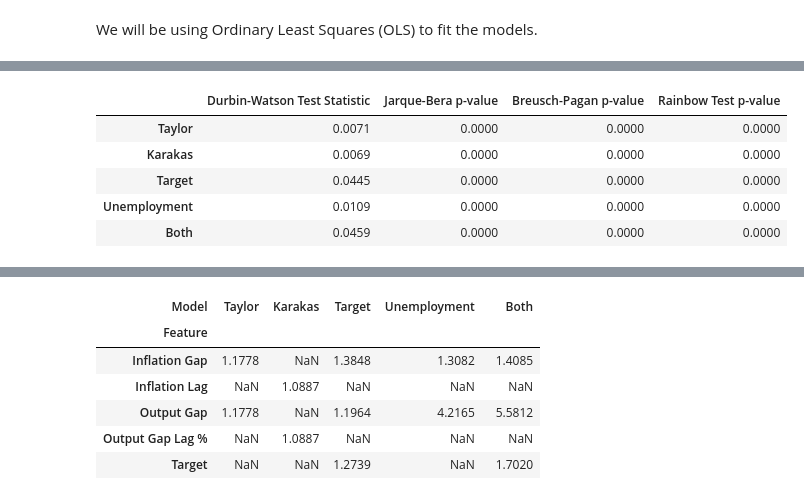
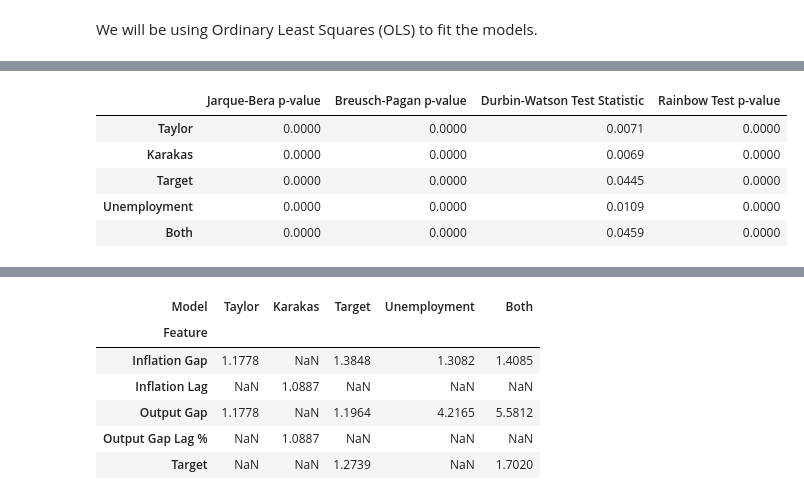
Before and after one commit to nvpham12/Capstone-Project, a Jupyter notebook: capstone_project_notebook_report.ipynb, the cells around one changed output, grey strips where cells are left out. Drawn from its saved outputs; the diff is of its cells as text; code cells hidden in the pictures.

```diff
--- a/FFR_modeling.ipynb
+++ b/capstone_project_notebook_report.ipynb
@@ -561,39 +584,44 @@ for model_name, X in model_features.items():
 ols_assumption_tests = {}
 ols_residuals = {}
 
 # Iterate through models
 for model_name, model in ols_fitted_models.items():
     residuals = model.resid
     X = model.model.exog
 
     # Normality Tests (Jarque Bera)
     jb_test = jarque_bera(residuals)
 
     # Homoscedasticity Test (Breusch-Pagan)
     bp_test = het_breuschpagan(residuals, X)
 
     # Independence Test (Durbin-Watson)
     dw_stat = sm.stats.durbin_watson(residuals)
 
     # Linearity Tests (Rainbow)
     rainbow = linear_rainbow(model)
 
     # Store results
     ols_assumption_tests[model_name] = {
-        "Durbin-Watson Test Statistic": f"{dw_stat:.4f}",
         "Jarque-Bera p-value": f"{jb_test[1]:.4f}",
         "Breusch-Pagan p-value": f"{bp_test[1]:.4f}",
+        "Durbin-Watson Test Statistic": f"{dw_stat:.4f}",
         "Rainbow Test p-value": f"{rainbow[1]:.4f}"
     }
 
+# Transpose dataframe
+ols_assumption_tests_df = pd.DataFrame(ols_assumption_tests).T.round(4)
+
+# Save table
+ols_assumption_tests_df.to_markdown('ffr_project/assumption_stats_and_pvalues')
+
 # Print assumption test statistics for all models
-ols_assumption_tests_df = pd.DataFrame(ols_assumption_tests).T.round(4)
 ols_assumption_tests_df
 # %% [output]
-|  | Durbin-Watson Test Statistic | Jarque-Bera p-value | Breusch-Pagan p-value | Rainbow Test p-value |
-| Taylor | 0.0071 | 0.0000 | 0.0000 | 0.0000 |
-| Karakas | 0.0069 | 0.0000 | 0.0000 | 0.0000 |
-| Target | 0.0445 | 0.0000 | 0.0000 | 0.0000 |
-| Unemployment | 0.0109 | 0.0000 | 0.0000 | 0.0000 |
-| Both | 0.0459 | 0.0000 | 0.0000 | 0.0000 |
+|  | Jarque-Bera p-value | Breusch-Pagan p-value | Durbin-Watson Test Statistic | Rainbow Test p-value |
+| Taylor | 0.0000 | 0.0000 | 0.0071 | 0.0000 |
+| Karakas | 0.0000 | 0.0000 | 0.0069 | 0.0000 |
+| Target | 0.0000 | 0.0000 | 0.0445 | 0.0000 |
+| Unemployment | 0.0000 | 0.0000 | 0.0109 | 0.0000 |
+| Both | 0.0000 | 0.0000 | 0.0459 | 0.0000 |
 # %% [markdown]
```
Also changed, not shown: parts of 25 cells of this notebook, 13 other files.
